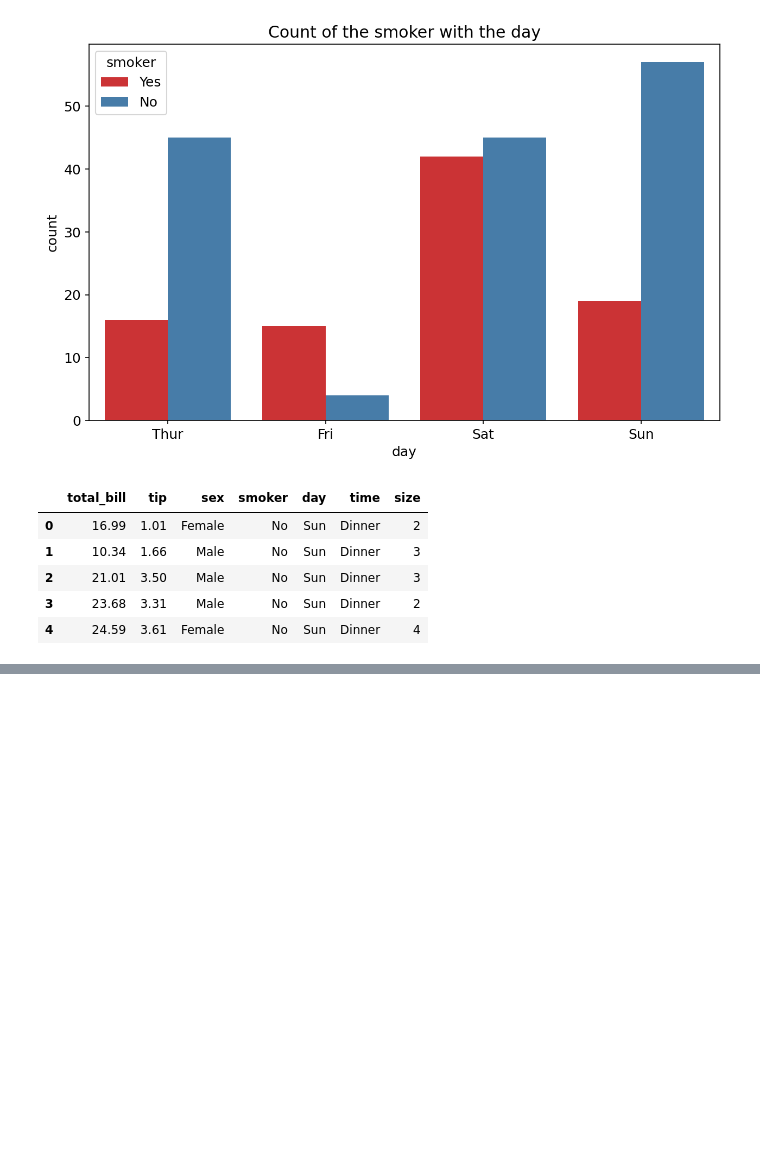
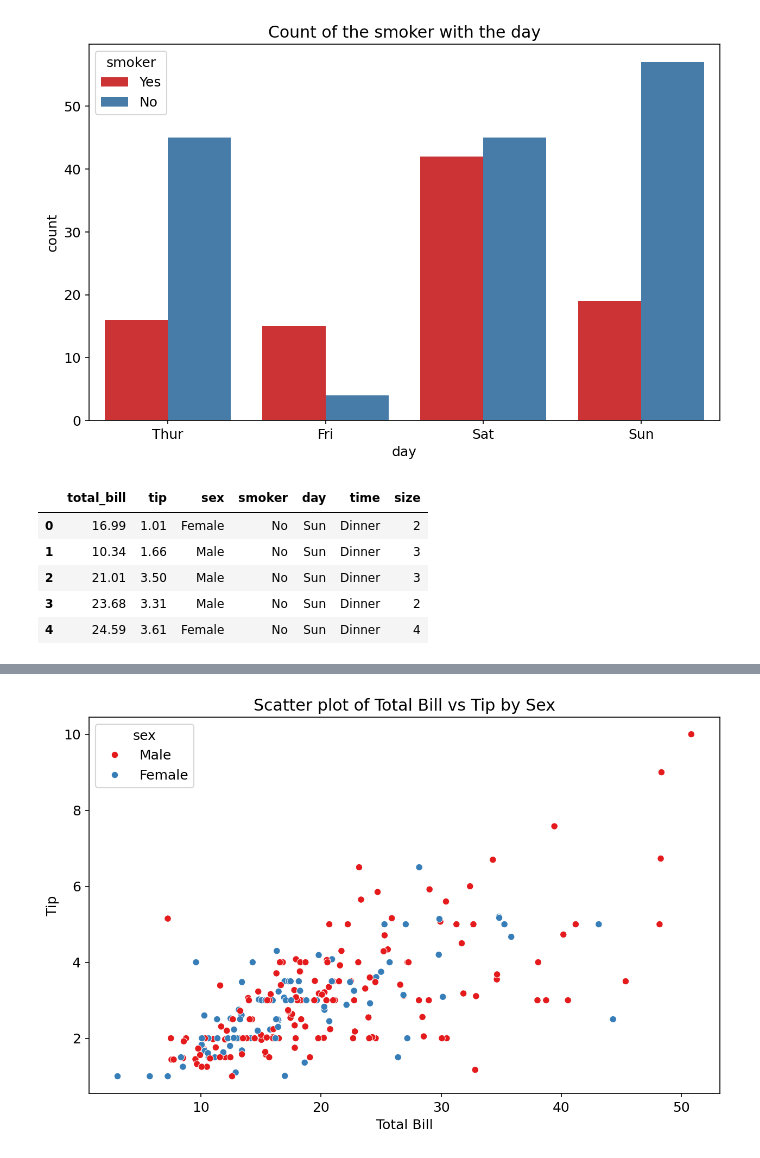
Before and after one commit to Jawad-Muzafar/EDA, a Jupyter notebook: Tips/eda.ipynb, the cells around one changed output, grey strips where cells are left out. Saved outputs shown, nothing was run; the diff lists cells and outputs as text; code cells hidden in the pictures; blank space fills up the shorter version.

```diff
--- a/Tips/eda.ipynb
+++ b/Tips/eda.ipynb
@@ -762,0 +792,8 @@ df.head()
+# %%
+sns.scatterplot(x='total_bill', y='tip', data=df, hue='sex', palette='Set1')
+plt.title('Scatter plot of Total Bill vs Tip by Sex')
+plt.xlabel('Total Bill')
+plt.ylabel('Tip')
+plt.show()
+# %% [output]
+[figure, added]
```
Also changed, not shown: parts of 15 cells of this notebook.
